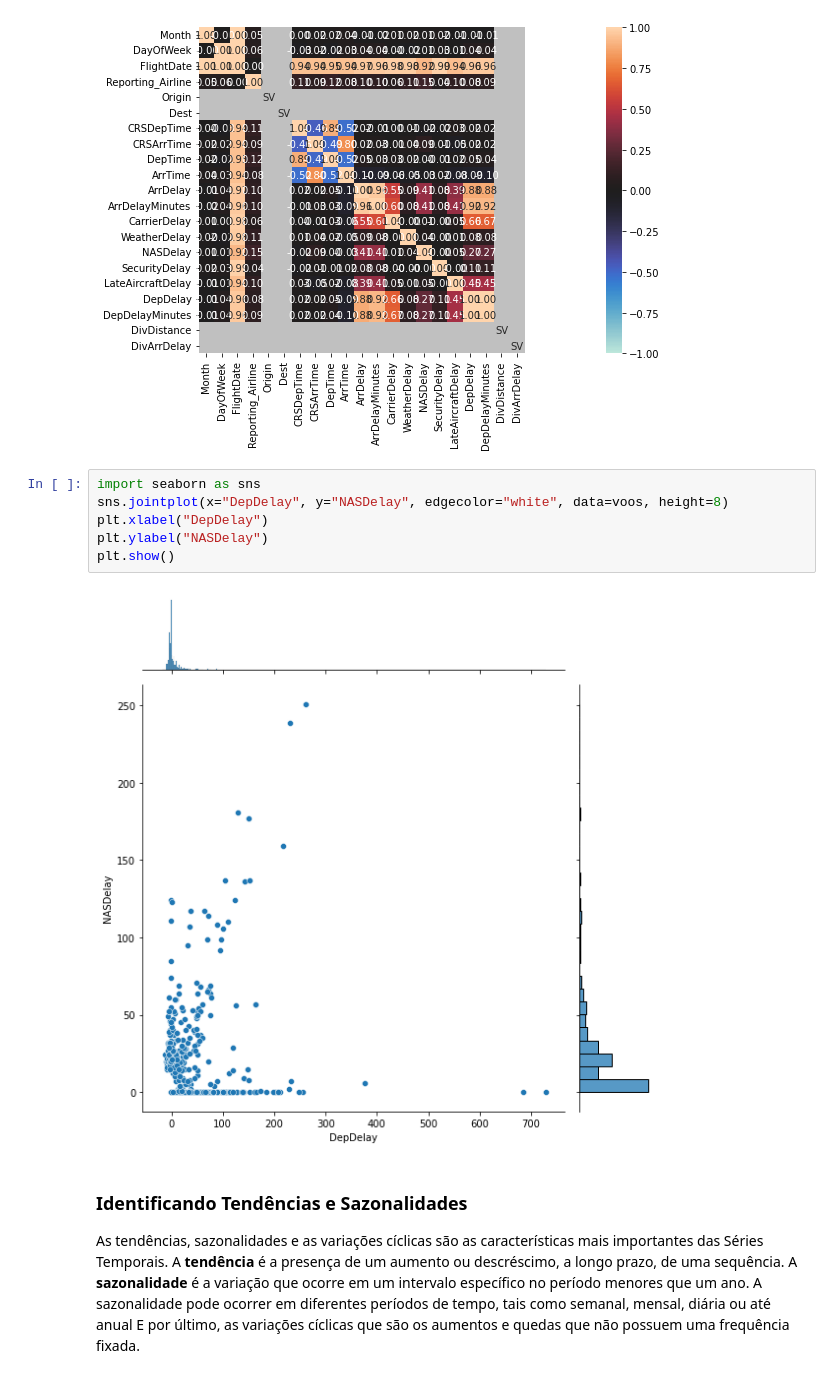
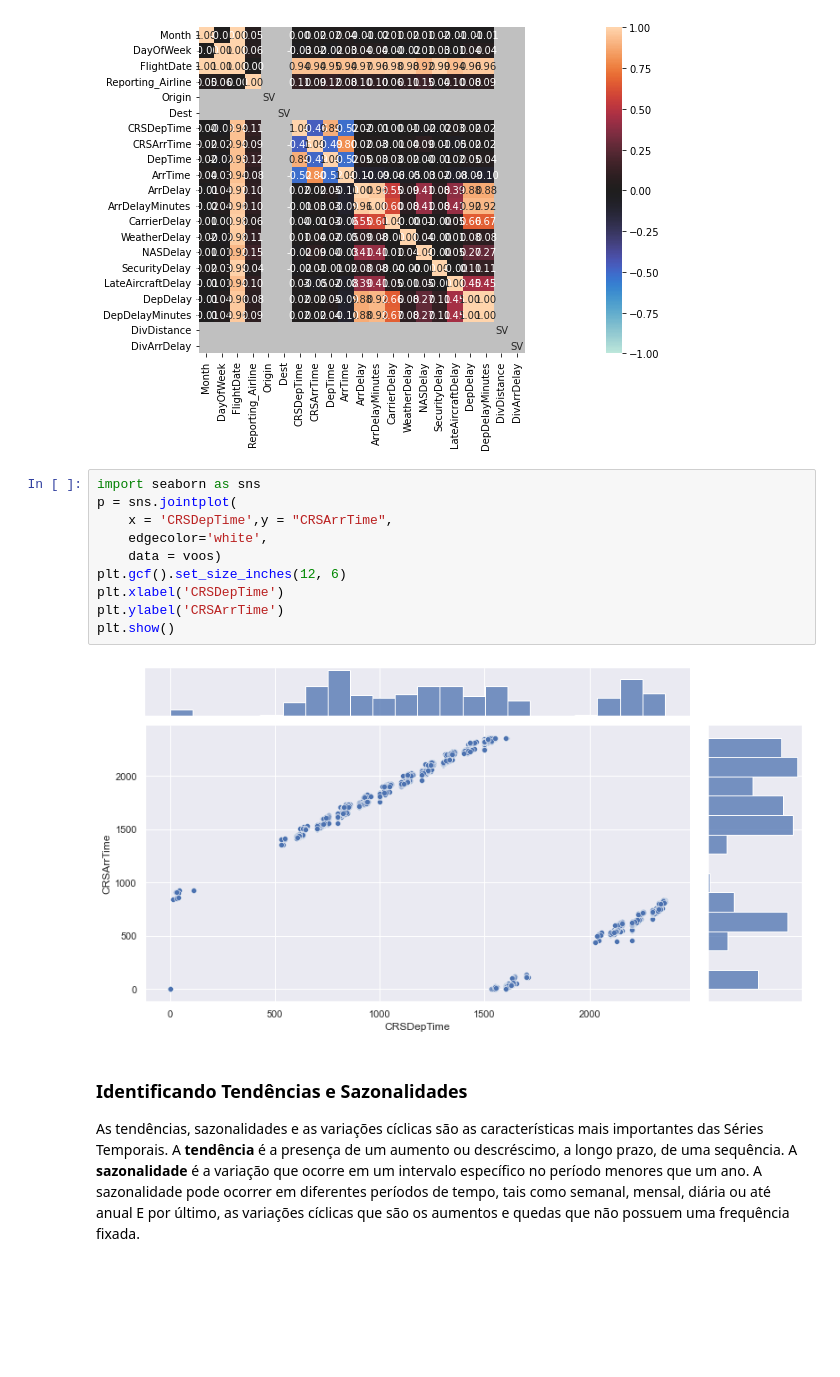
Before and after one commit to willianpina/Time_Series_Studies, a Jupyter notebook: series_temporais.ipynb, the cells around one changed output. Saved outputs shown, nothing was run; the diff lists cells and outputs as text; blank space fills up the shorter version.

```diff
--- a/series_temporais.ipynb
+++ b/series_temporais.ipynb
@@ -224,12 +224,16 @@ plt.show()
 [figure]
 # %%
 import seaborn as sns
-sns.jointplot(x="DepDelay", y="NASDelay", edgecolor="white", data=voos, height=8)
-plt.xlabel("DepDelay")
-plt.ylabel("NASDelay")
+p = sns.jointplot(
+    x = 'CRSDepTime',y = "CRSArrTime",
+    edgecolor='white',
+    data = voos)
+plt.gcf().set_size_inches(12, 6)
+plt.xlabel('CRSDepTime')
+plt.ylabel('CRSArrTime')
 plt.show()
 # %% [output]
-[figure, old version]
+[figure, new version]
 # %% [markdown]
 <h3>Identificando Tendências e Sazonalidades</h3>
 <p> As tendências, sazonalidades e as variações cíclicas são as características mais importantes das Séries Temporais. A <b>tendência</b> é a presença de um aumento ou descréscimo, a longo prazo, de uma sequência. A <b>sazonalidade</b> é a variação que ocorre em um intervalo específico no período menores que um ano. A sazonalidade pode ocorrer em diferentes períodos de tempo, tais como semanal, mensal, diária ou até anual E por último, as variações cíclicas que são os aumentos e quedas que não possuem uma frequência fixada.</p>
```
Also changed, not shown: parts of 8 cells of this notebook.
